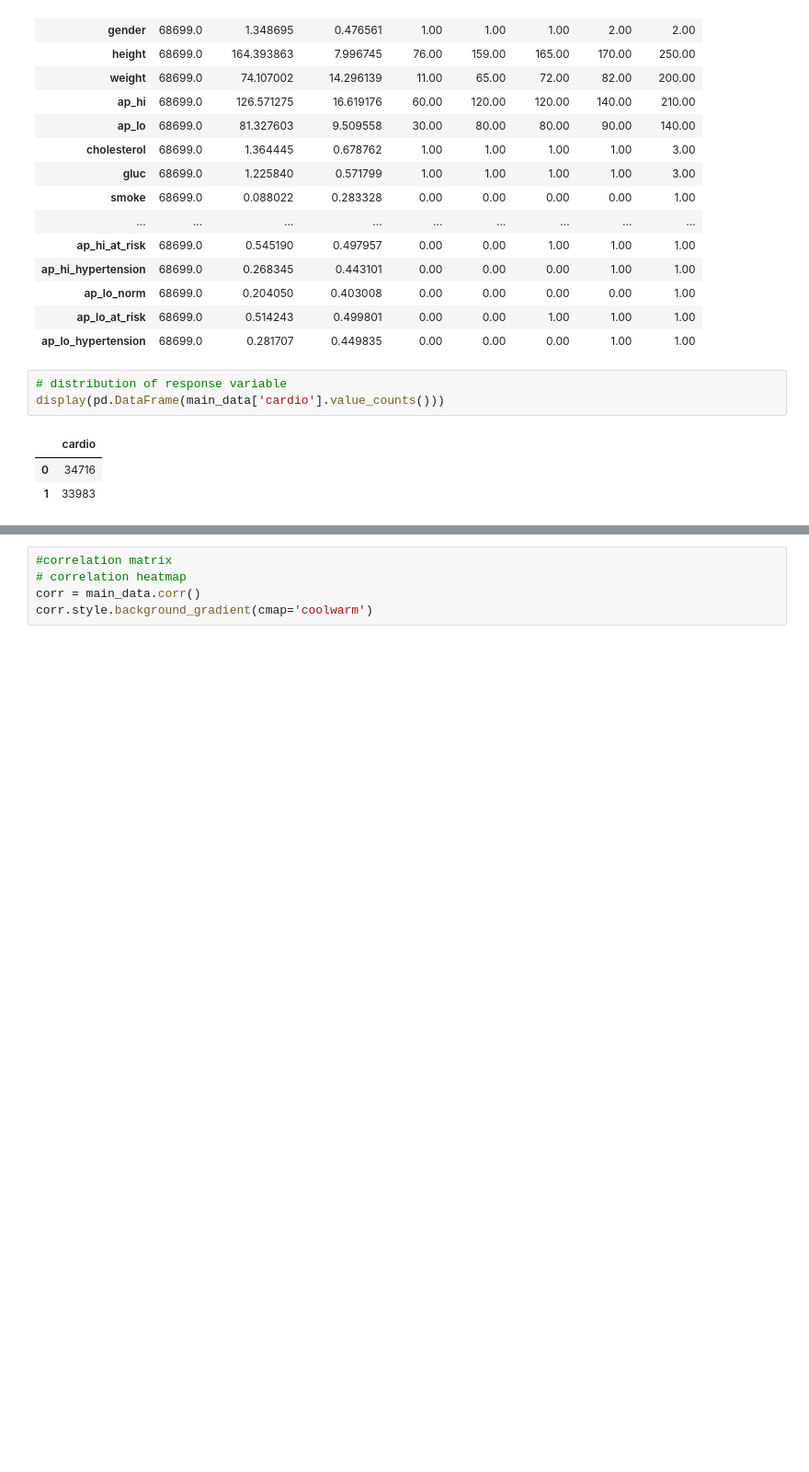
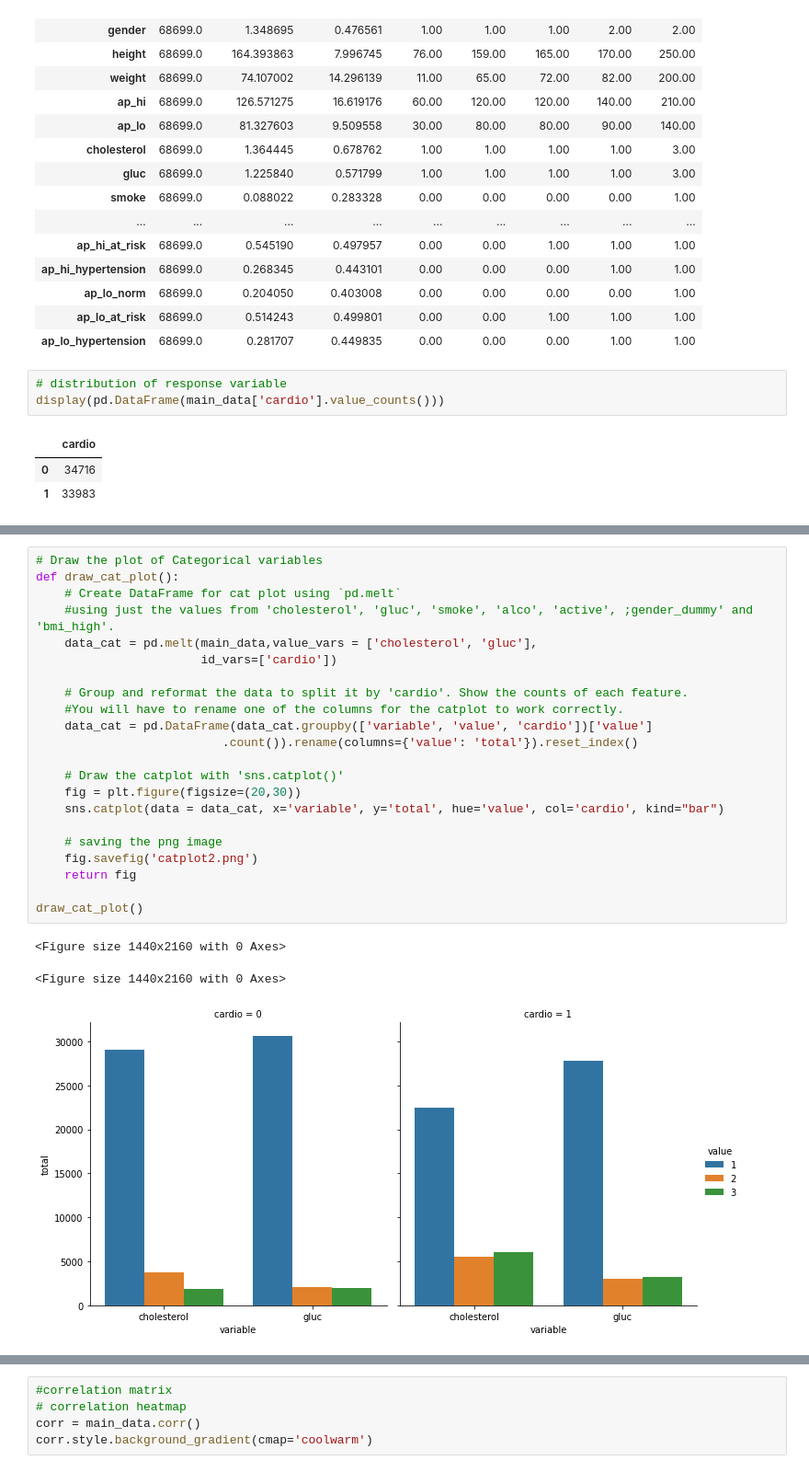
Before and after one commit to GregoryDzej/Big-Data-Python-task, a Jupyter notebook: Big_data_Cardio_.ipynb, the cells around one changed output, grey strips where cells are left out. Shown at 92% size. Drawn from its saved outputs; the diff is of its cells as text; blank space fills up the shorter version.

```diff
--- a/Big_data_Cardio_.ipynb
+++ b/Big_data_Cardio_.ipynb
@@ -301 +324,27 @@ draw_cat_plot()
+# %%
+# Draw the plot of Categorical variables
+def draw_cat_plot():
+    # Create DataFrame for cat plot using `pd.melt`
+    #using just the values from 'cholesterol', 'gluc', 'smoke', 'alco', 'active', ;gender_dummy' and 'bmi_high'.
+    data_cat = pd.melt(main_data,value_vars = ['cholesterol', 'gluc'],
+                       id_vars=['cardio'])
+
+    # Group and reformat the data to split it by 'cardio'. Show the counts of each feature.
+    #You will have to rename one of the columns for the catplot to work correctly.
+    data_cat = pd.DataFrame(data_cat.groupby(['variable', 'value', 'cardio'])['value']
+                          .count()).rename(columns={'value': 'total'}).reset_index()
+
+    # Draw the catplot with 'sns.catplot()'
+    fig = plt.figure(figsize=(20,30))
+    sns.catplot(data = data_cat, x='variable', y='total', hue='value', col='cardio', kind="bar")
+
+    # saving the png image
+    fig.savefig('catplot2.png')
+    return fig
+
+draw_cat_plot()
+# %% [output]
+<Figure size 1440x2160 with 0 Axes>
+<Figure size 1440x2160 with 0 Axes>
+[figure, added]
 # %%
```
Also changed, not shown: parts of 9 cells of this notebook.
